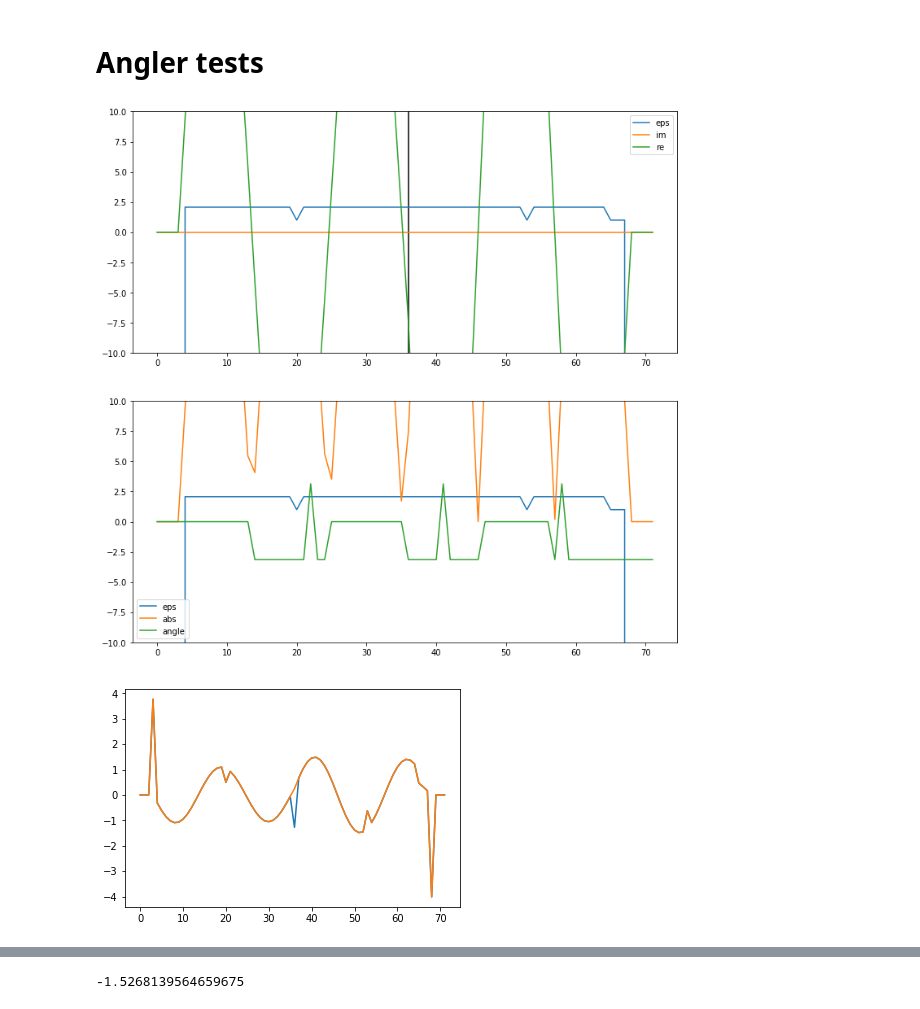
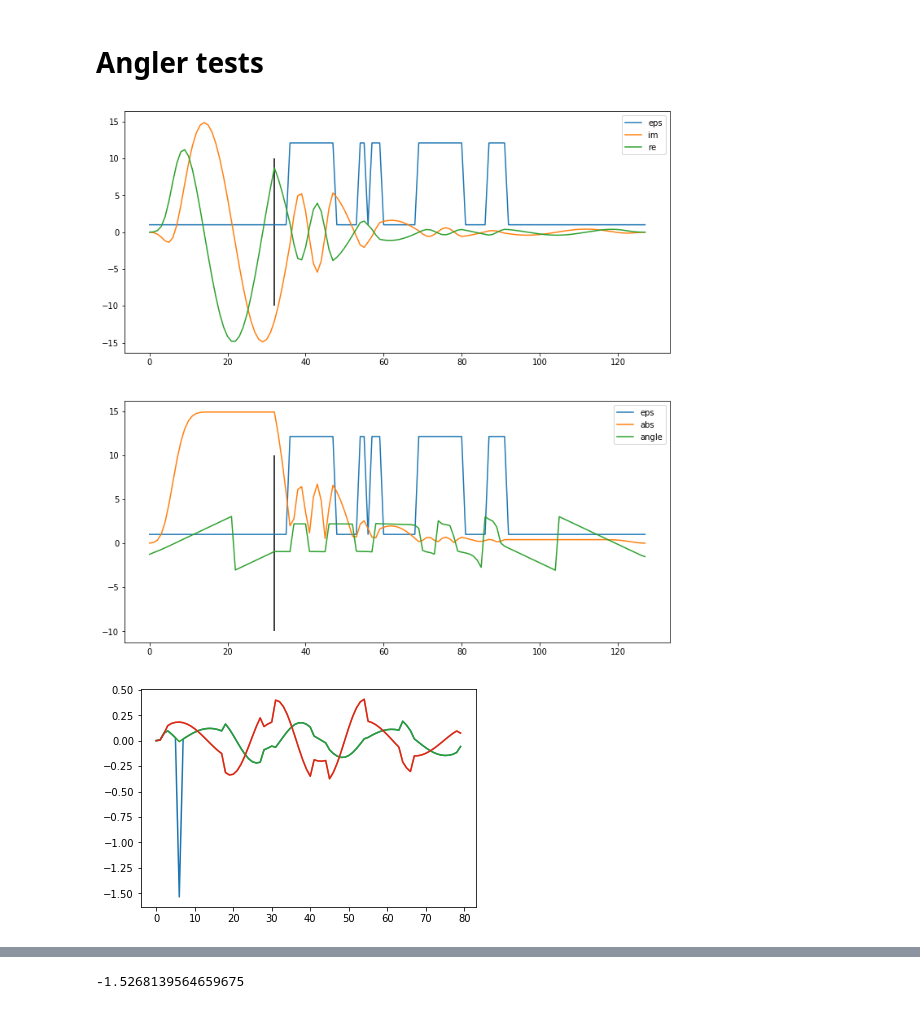
Before and after one commit to bencbartlett/neural-maxwell, a Jupyter notebook: neural_maxwell/notebooks/Angler_tests.ipynb, the cells around one changed output, grey strips where cells are left out. Saved outputs shown, nothing was run; the diff lists cells and outputs as text; code cells hidden in the pictures.

```diff
--- a/neural_maxwell/notebooks/Angler_tests.ipynb
+++ b/neural_maxwell/notebooks/Angler_tests.ipynb
@@ -16,9 +16,9 @@ from neural_maxwell.constants import *
 np.set_printoptions(precision=3)
 # %%
 DEVICE_LENGTH = 64
-CAVITY_BUFFER = 4
-BUFFER_PERMITTIVITY = -1e20
-NPML = 0
+CAVITY_BUFFER = 16
+BUFFER_PERMITTIVITY = 1#-1e20
+NPML = 16
 DL = 0.05
 # L0 = 1e-6
 MODE = "Ez"
@@ -63,5 +62,5 @@ def get_curl_operator(l=total_length):
 # %%
-epsilons = perm_alternating_layers(s=DEVICE_LENGTH, eps1=eps_sio2)
+epsilons = perm_random_number_alternating_layers(s=DEVICE_LENGTH, eps1=1.0, eps2=eps_si)
 # epsilons = np.ones(DEVICE_LENGTH)
 # epsilons[150:] = 3
 
@@ -79,13 +78,13 @@ perms = np.ones(total_length, dtype=np.float64)
 # perms[:, start:end] = epsilons
 # perms[:, end:] = BUFFER_PERMITTIVITY
 
-perms[:start] = BUFFER_PERMITTIVITY
+perms[start-CAVITY_BUFFER:start] = BUFFER_PERMITTIVITY
 perms[start:end] = epsilons
-perms[end:] = BUFFER_PERMITTIVITY
+perms[end:end+CAVITY_BUFFER] = BUFFER_PERMITTIVITY
 
-src_x = int(DEVICE_LENGTH / 2) + NPML + CAVITY_BUFFER
+src_x = NPML + CAVITY_BUFFER # int(DEVICE_LENGTH / 2)
 
-sim = Simulation(OMEGA, perms, DL, [0, NPML], MODE, L0=L0)
+sim = Simulation(OMEGA, perms, DL, [NPML, 0], MODE, L0=L0)
 
 # sim.src[:, src_x] = 1j
 sim.src[src_x] = 1j
@@ -104,14 +103,15 @@ ax[0].plot(perms, label="eps")
 ax[0].plot(np.imag(Ez), label="im")
 ax[0].plot(np.real(Ez), label="re")
 ax[0].vlines(src_x, -10,10)
-ax[0].set_ylim([-10,10])
+# ax[0].set_ylim([-10,10])
 ax[0].legend()
 
 ax[1].plot(perms, label="eps")
 ax[1].plot(np.abs(Ez), label="abs")
 ax[1].plot(np.angle(Ez), label="angle")
+ax[1].vlines(src_x, -10,10)
 ax[1].legend()
-ax[1].set_ylim([-10,10])
+# ax[1].set_ylim([-10,10])
 plt.show()
 
 
@@ -129,18 +129,20 @@ plt.show()
 # ax[1].legend()
 # plt.show()
 # %% [output]
-[figure, old version]
+[figure, new version]
 # %%
-curl_op, eps_op = Cavity1D(device_length=DEVICE_LENGTH, cavity_buffer=CAVITY_BUFFER).get_operators()
-curl_op = np.asarray(np.real(curl_op))
-# E = np.pad(np.real(Ez).flatten()[16:-16], (16,16), 'constant')
-E = np.real(Ez).flatten()
+curl_op, eps_op = get_A_ops_1d(np.ones(perms.shape), NPML)
+curl_op = np.asarray(curl_op)
+E = Ez.flatten()
 
 curl_curl_E = (SCALE / L0**2) * curl_op @ E
 epsilon_E = (SCALE * -OMEGA**2 * MU0 * EPSILON0) * perms * E
 
-plt.plot(curl_curl_E)
-plt.plot(epsilon_E)
+plt.plot(np.real(curl_curl_E))
+plt.plot(np.imag(curl_curl_E))
+plt.plot(np.real(epsilon_E))
+plt.plot(np.imag(epsilon_E))
+
 plt.show()
 # %% [output]
-[figure, old version]
+[figure, new version]
```
Also changed, not shown: parts of 3 cells of this notebook, 2 other files.
